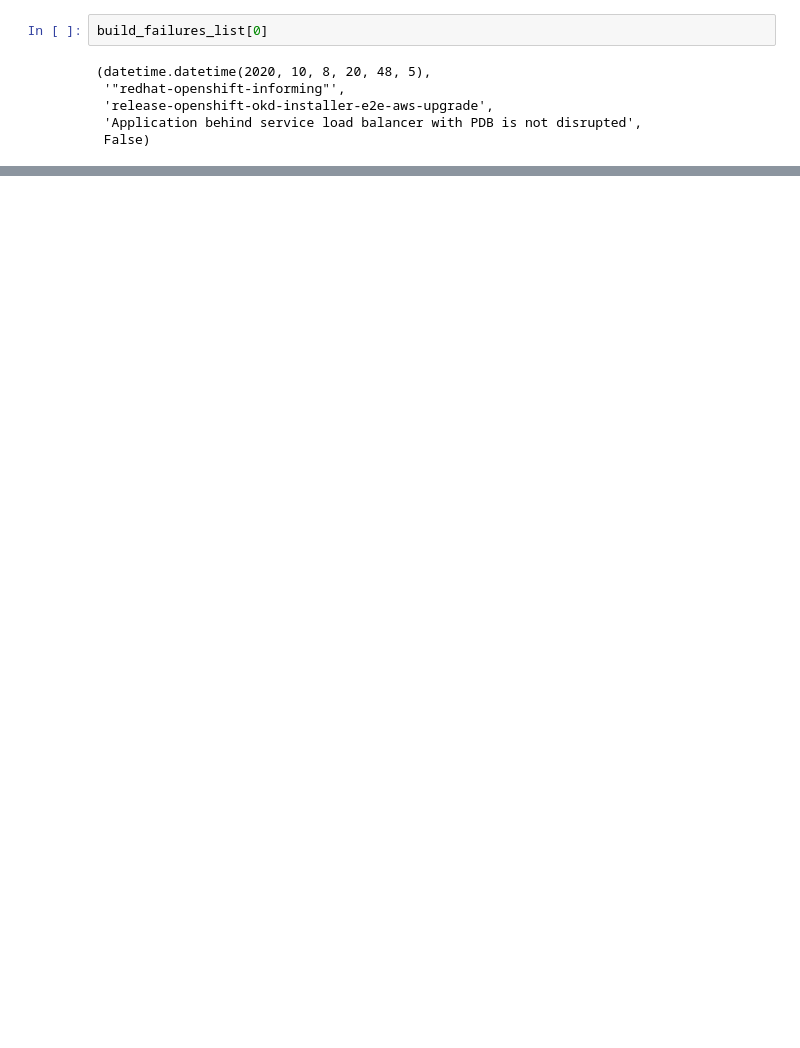
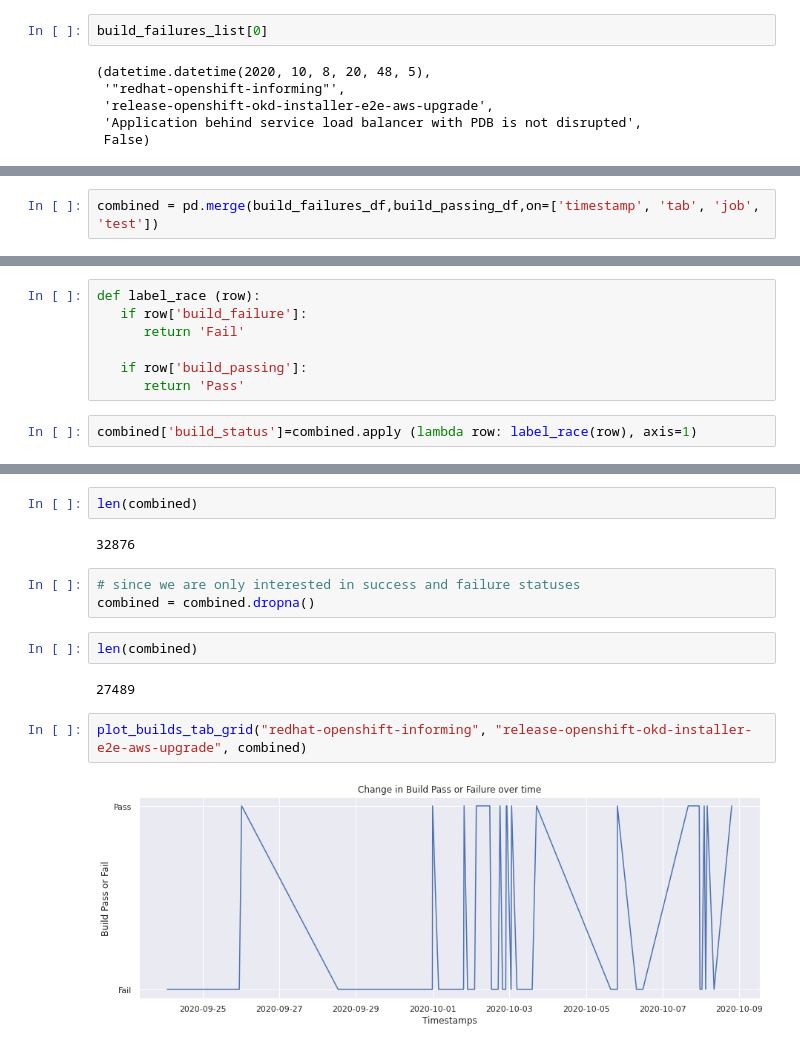
Before and after one commit to aicoe-aiops/ocp-ci-analysis, a Jupyter notebook: notebooks/data-sources/TestGrid/metrics/build_pass_failure.ipynb, the cells around one changed output, grey strips where cells are left out. Saved outputs shown, nothing was run; the diff lists cells and outputs as text; blank space fills up the shorter version.

```diff
--- a/notebooks/data-sources/TestGrid/metrics/build_pass_failure.ipynb
+++ b/notebooks/data-sources/TestGrid/metrics/build_pass_failure.ipynb
@@ -111,0 +156,2 @@ Build pass percentage: 0.000000
+# %%
+combined = pd.merge(build_failures_df,build_passing_df,on=['timestamp', 'tab', 'job', 'test'])
@@ -111,0 +174,9 @@ Build pass percentage: 0.000000
+# %%
+def label_race (row):
+   if row['build_failure']:
+      return 'Fail'
+
+   if row['build_passing']:
+      return 'Pass'
+# %%
+combined['build_status']=combined.apply (lambda row: label_race(row), axis=1)
@@ -111,0 +192,15 @@ Build pass percentage: 0.000000
+# %%
+len(combined)
+# %% [output]
+32876
+# %%
+# since we are only interested in success and failure statuses
+combined = combined.dropna()
+# %%
+len(combined)
+# %% [output]
+27489
+# %%
+plot_builds_tab_grid("redhat-openshift-informing", "release-openshift-okd-installer-e2e-aws-upgrade", combined)
+# %% [output]
+[figure, added]
```
Also changed, not shown: parts of 22 cells of this notebook.
